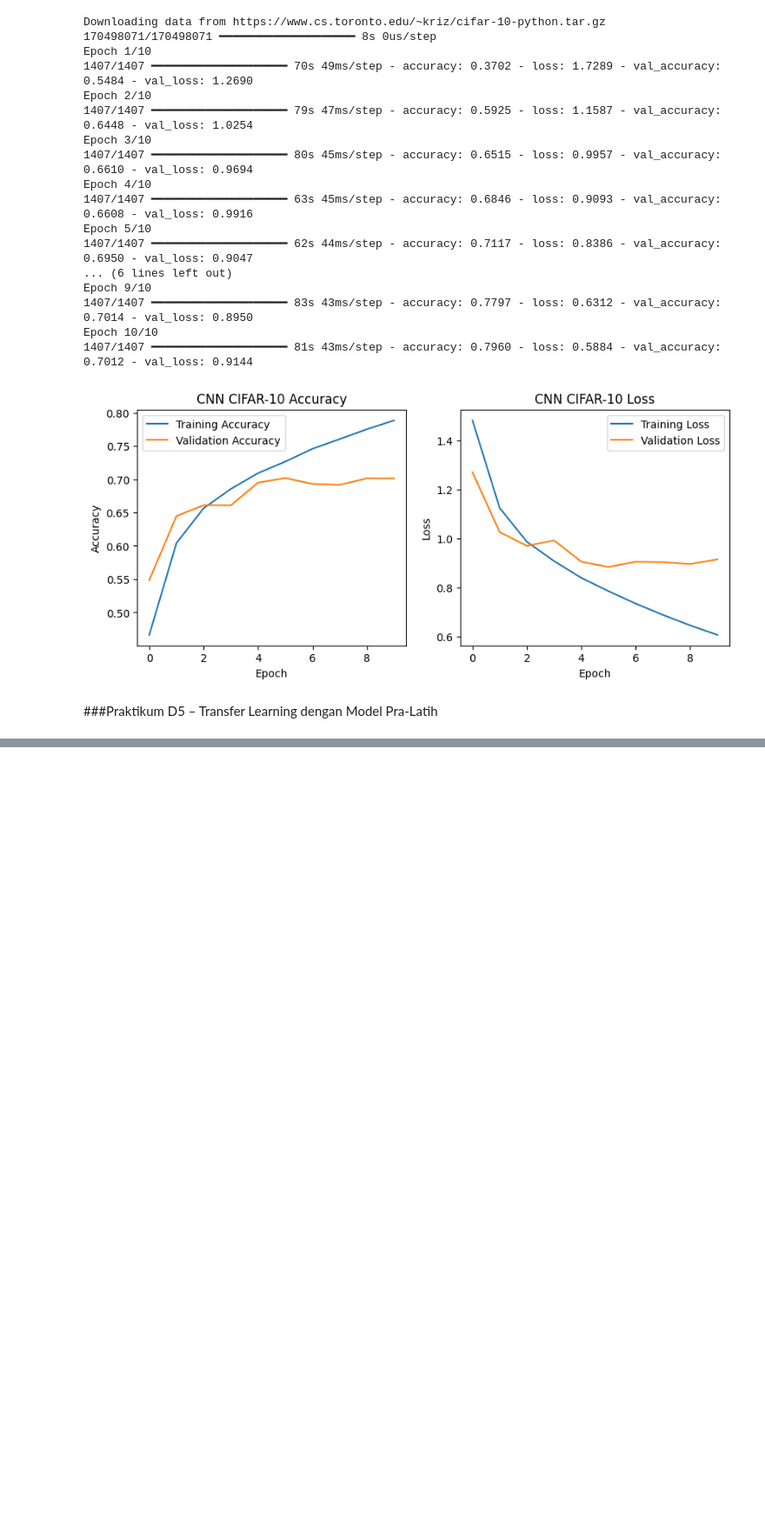
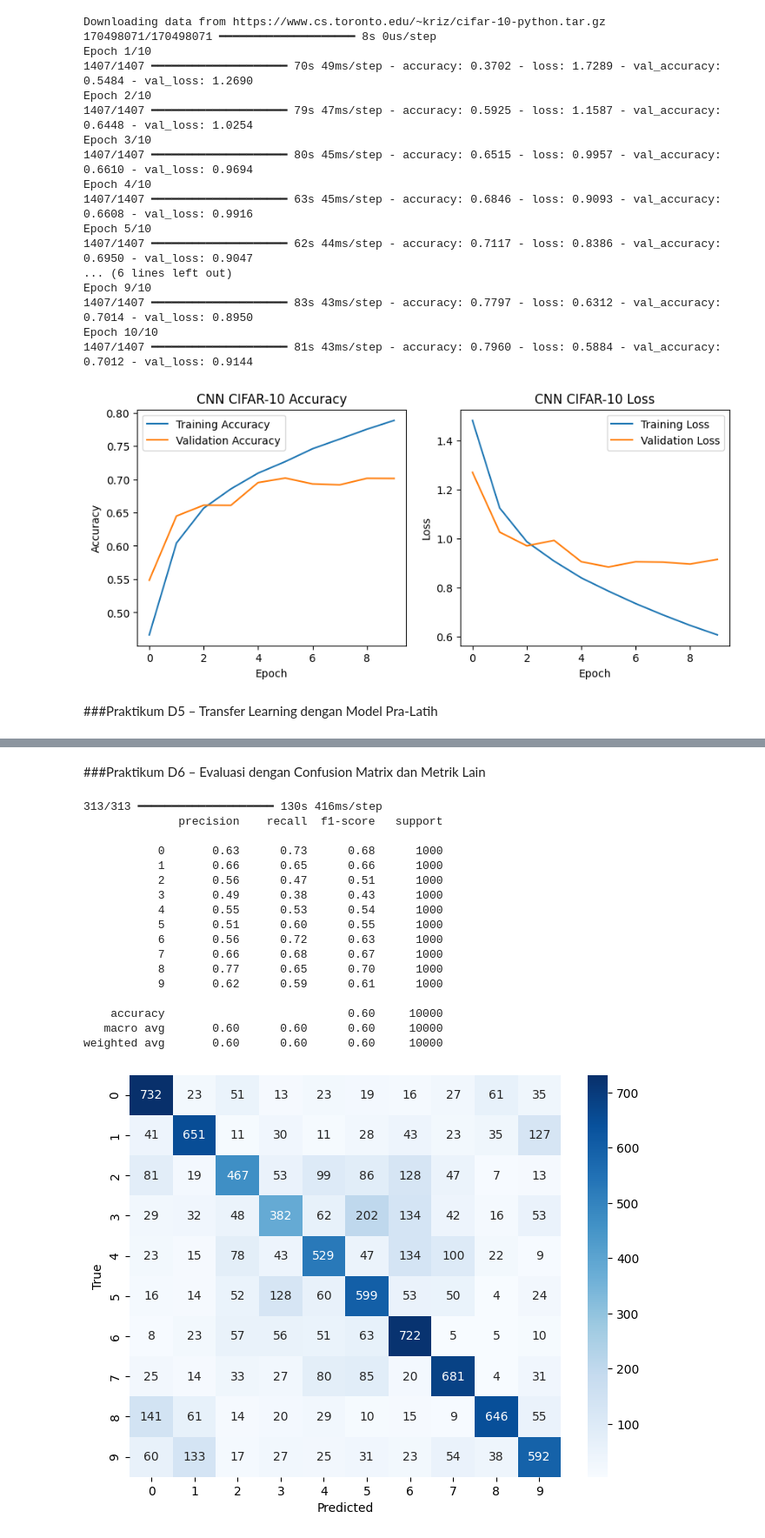
Before and after one commit to DimasAdhie12/Visi-Komputer, a Jupyter notebook: Jobsheet 2.ipynb, the cells around one changed output, grey strips where cells are left out. Shown at 87% size. Drawn from its saved outputs; the diff is of its cells as text; code cells hidden in the pictures; blank space fills up the shorter version.

```diff
--- a/Jobsheet 2.ipynb
+++ b/Jobsheet 2.ipynb
@@ -162,0 +158,32 @@ Epoch 1/5
+# %% [markdown]
+###Praktikum D6 – Evaluasi dengan Confusion Matrix dan Metrik Lain
+# %%
+from sklearn.metrics import classification_report, confusion_matrix
+import seaborn as sns
+y_pred = model.predict(x_test).argmax(axis=1)
+print(classification_report(y_test, y_pred))
+cm = confusion_matrix(y_test, y_pred)
+plt.figure(figsize=(8,6))
+sns.heatmap(cm, annot=True, fmt='d', cmap='Blues')
+plt.xlabel('Predicted')
+plt.ylabel('True')
+plt.show()
+# %% [output]
+313/313 ━━━━━━━━━━━━━━━━━━━━ 130s 416ms/step
+              precision    recall  f1-score   support
+
+           0       0.63      0.73      0.68      1000
+           1       0.66      0.65      0.66      1000
+           2       0.56      0.47      0.51      1000
+           3       0.49      0.38      0.43      1000
+           4       0.55      0.53      0.54      1000
+           5       0.51      0.60      0.55      1000
+           6       0.56      0.72      0.63      1000
+           7       0.66      0.68      0.67      1000
+           8       0.77      0.65      0.70      1000
+           9       0.62      0.59      0.61      1000
+
+    accuracy                           0.60     10000
+   macro avg       0.60      0.60      0.60     10000
+weighted avg       0.60      0.60      0.60     10000
+[figure, added]
```
Also changed, not shown: parts of 1 cell of this notebook.
